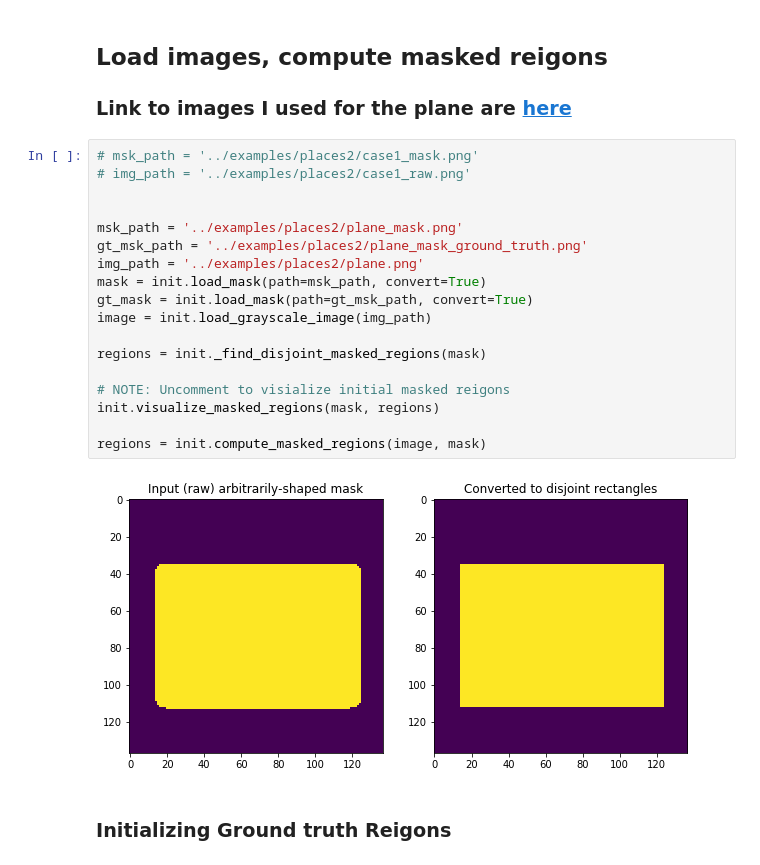
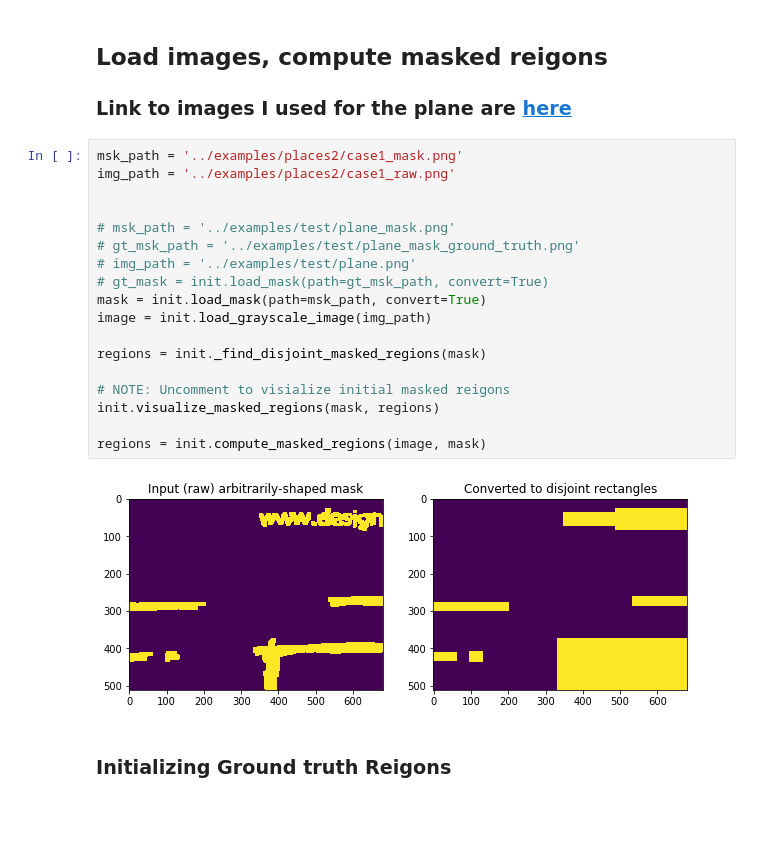
Before and after one commit to CS269-Capstone/t-snake-mask-generation, a Jupyter notebook: notebooks/Snake-Evolution-Tests.ipynb, the cells around one changed output. Cells and saved outputs as stored; diff of their text form; blank space fills up the shorter version.

```diff
--- a/notebooks/Snake-Evolution-Tests.ipynb
+++ b/notebooks/Snake-Evolution-Tests.ipynb
@@ -16,25 +16,25 @@ from tsnake.utils import dist, seg_intersect
 ## Load images, compute masked reigons
 ### Link to images I used for the plane are [here](https://drive.google.com/open?id=1TK6rc-USD4KKI0Bss_B6r4l13oAD2uqG)
 # %%
-# msk_path = '../examples/places2/case1_mask.png'
-# img_path = '../examples/places2/case1_raw.png'
+msk_path = '../examples/places2/case1_mask.png'
+img_path = '../examples/places2/case1_raw.png'
 
 
-msk_path = '../examples/places2/plane_mask.png'
-gt_msk_path = '../examples/places2/plane_mask_ground_truth.png'
-img_path = '../examples/places2/plane.png'
+# msk_path = '../examples/test/plane_mask.png'
+# gt_msk_path = '../examples/test/plane_mask_ground_truth.png'
+# img_path = '../examples/test/plane.png'
+# gt_mask = init.load_mask(path=gt_msk_path, convert=True)
 mask = init.load_mask(path=msk_path, convert=True)
-gt_mask = init.load_mask(path=gt_msk_path, convert=True)
 image = init.load_grayscale_image(img_path)
 
 regions = init._find_disjoint_masked_regions(mask)
 
 # NOTE: Uncomment to visialize initial masked reigons
 init.visualize_masked_regions(mask, regions)
 
 regions = init.compute_masked_regions(image, mask)
 # %% [output]
-[figure, old version]
+[figure, new version]
 # %% [markdown]
 ### Initializing Ground truth Reigons
 # %%
```
Also changed, not shown: parts of 4 cells of this notebook, 2 other files.
